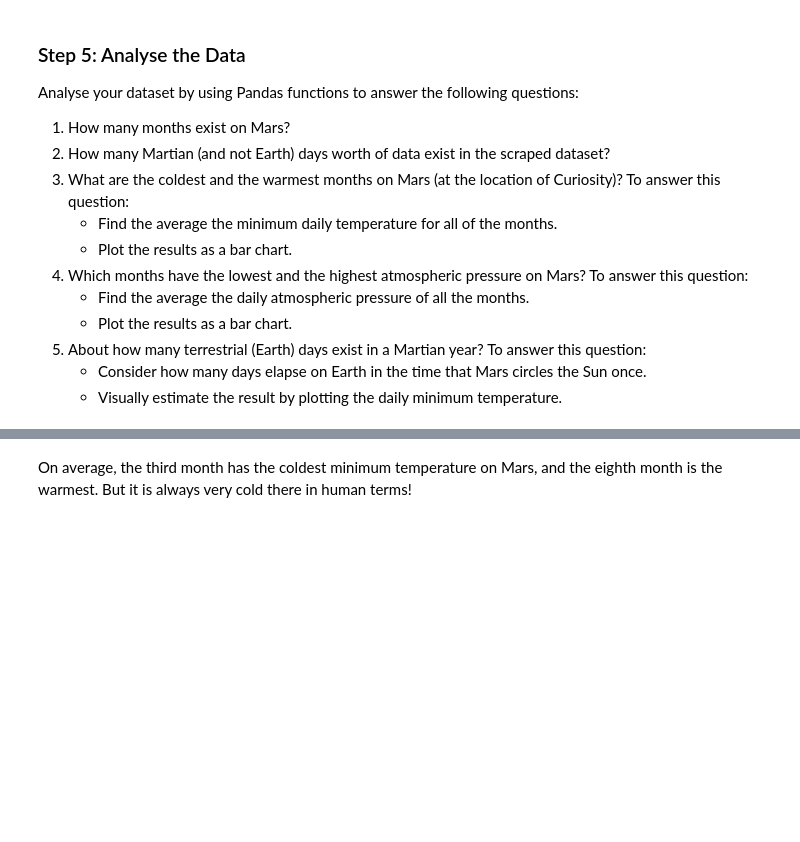
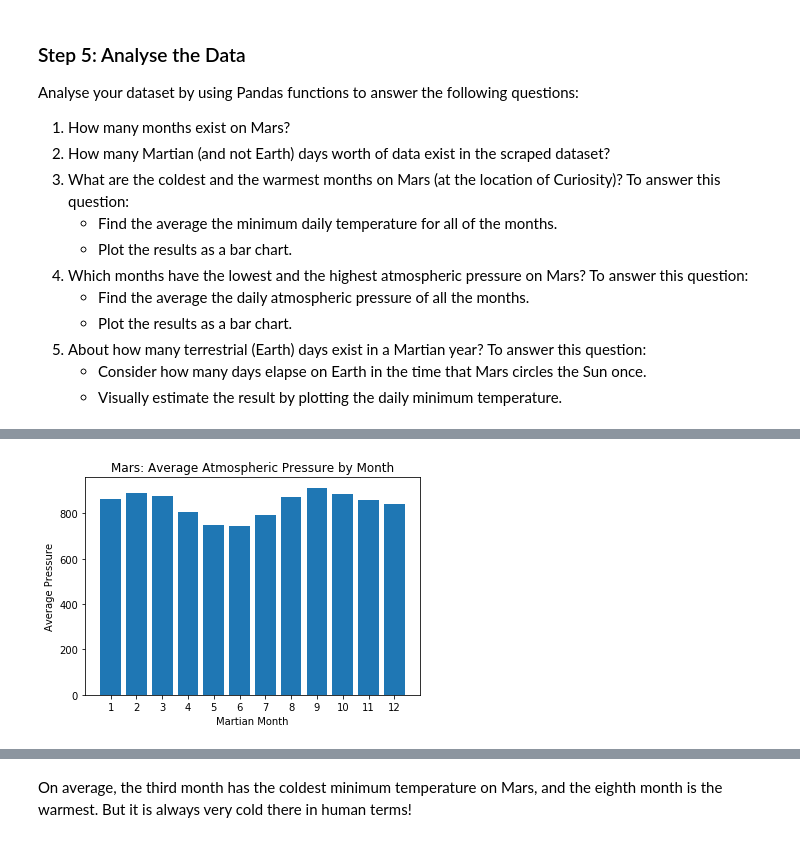
Before and after one commit to oli124/web_scraping_challenge, a Jupyter notebook: part_2_mars_weather.ipynb, the cells around one changed output, grey strips where cells are left out. Drawn from its saved outputs; the diff is of its cells as text; code cells hidden in the pictures; blank space fills up the shorter version.

```diff
--- a/part_2_mars_weather.ipynb
+++ b/part_2_mars_weather.ipynb
@@ -185,0 +277,33 @@ Analyse your dataset by using Pandas functions to answer the following questions
+# %%
+# 4. Average pressure by Martian month
+psi_month = {
+    'month_1': final_df.loc[final_df['month'] == 1, 'pressure'].tolist(),
+    'month_2': final_df.loc[final_df['month'] == 2, 'pressure'].tolist(),
+    'month_3': final_df.loc[final_df['month'] == 3, 'pressure'].tolist(),
+    'month_4': final_df.loc[final_df['month'] == 4, 'pressure'].tolist(),
+    'month_5': final_df.loc[final_df['month'] == 5, 'pressure'].tolist(),
+    'month_6': final_df.loc[final_df['month'] == 6, 'pressure'].tolist(),
+    'month_7': final_df.loc[final_df['month'] == 7, 'pressure'].tolist(),
+    'month_8': final_df.loc[final_df['month'] == 8, 'pressure'].tolist(),
+    'month_9': final_df.loc[final_df['month'] == 9, 'pressure'].tolist(),
+    'month_10': final_df.loc[final_df['month'] == 10, 'pressure'].tolist(),
+    'month_11': final_df.loc[final_df['month'] == 11, 'pressure'].tolist(),
+    'month_12': final_df.loc[final_df['month'] == 12, 'pressure'].tolist(),
+}
+
+avg_psi_month = {
+    '1': st.mean(psi_month['month_1']),
+    '2': st.mean(psi_month['month_2']),
+    '3': st.mean(psi_month['month_3']),
+    '4': st.mean(psi_month['month_4']),
+    '5': st.mean(psi_month['month_5']),
+    '6': st.mean(psi_month['month_6']),
+    '7': st.mean(psi_month['month_7']),
+    '8': st.mean(psi_month['month_8']),
+    '9': st.mean(psi_month['month_9']),
+    '10': st.mean(psi_month['month_10']),
+    '11': st.mean(psi_month['month_11']),
+    '12': st.mean(psi_month['month_12'])
+}
+
+avg_psi_month
@@ -185,0 +323,11 @@ Analyse your dataset by using Pandas functions to answer the following questions
+# %%
+# Plot the average pressure by month
+plt.bar(range(len(avg_psi_month)), list(avg_psi_month.values()), align= 'center')
+plt.xticks(range(len(avg_psi_month)), list(avg_psi_month.keys()))
+plt.xlabel("Martian Month")
+plt.ylabel("Average Pressure")
+plt.title("Mars: Average Atmospheric Pressure by Month")
+
+plt.show()
+# %% [output]
+[figure, added]
```
Also changed, not shown: parts of 19 cells of this notebook, 1 other file.
